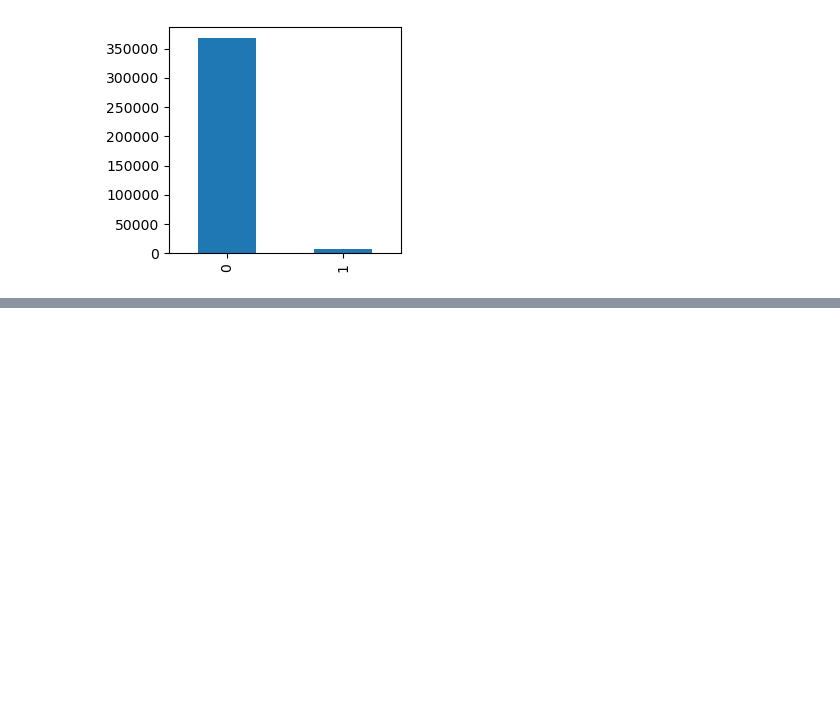
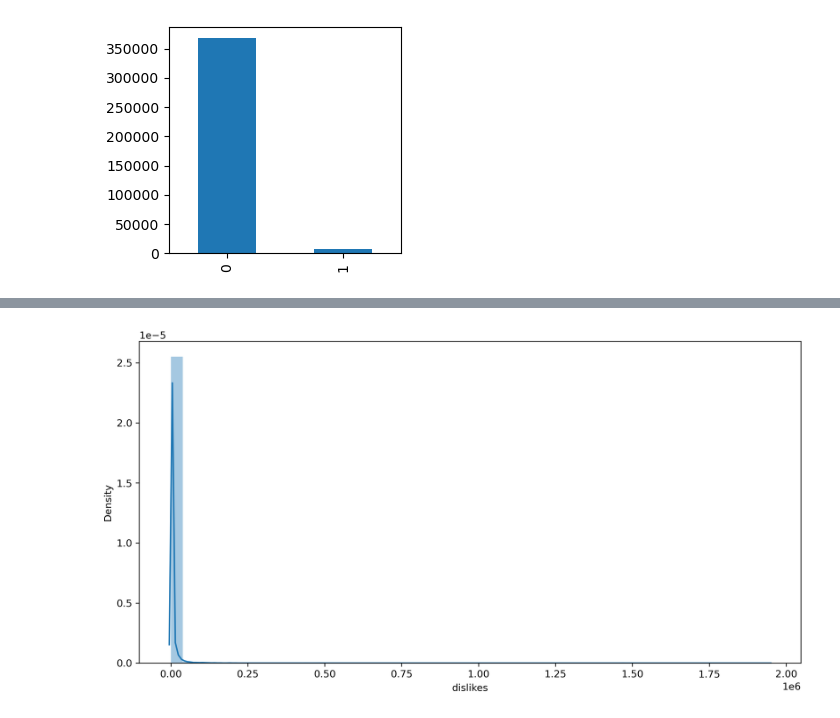
Before and after one commit to ashen007/youtube_trending, a Jupyter notebook: trending.ipynb, the cells around one changed output, grey strips where cells are left out. Drawn from its saved outputs; the diff is of its cells as text; code cells hidden in the pictures; blank space fills up the shorter version.

```diff
--- a/trending.ipynb
+++ b/trending.ipynb
@@ -339,0 +408,6 @@ plt.show()
+# %%
+plt.figure(figsize=[12,6],dpi=300)
+sns.distplot(df.dislikes)
+plt.show()
+# %% [output]
+[figure, added]
```
Also changed, not shown: parts of 11 cells of this notebook.
